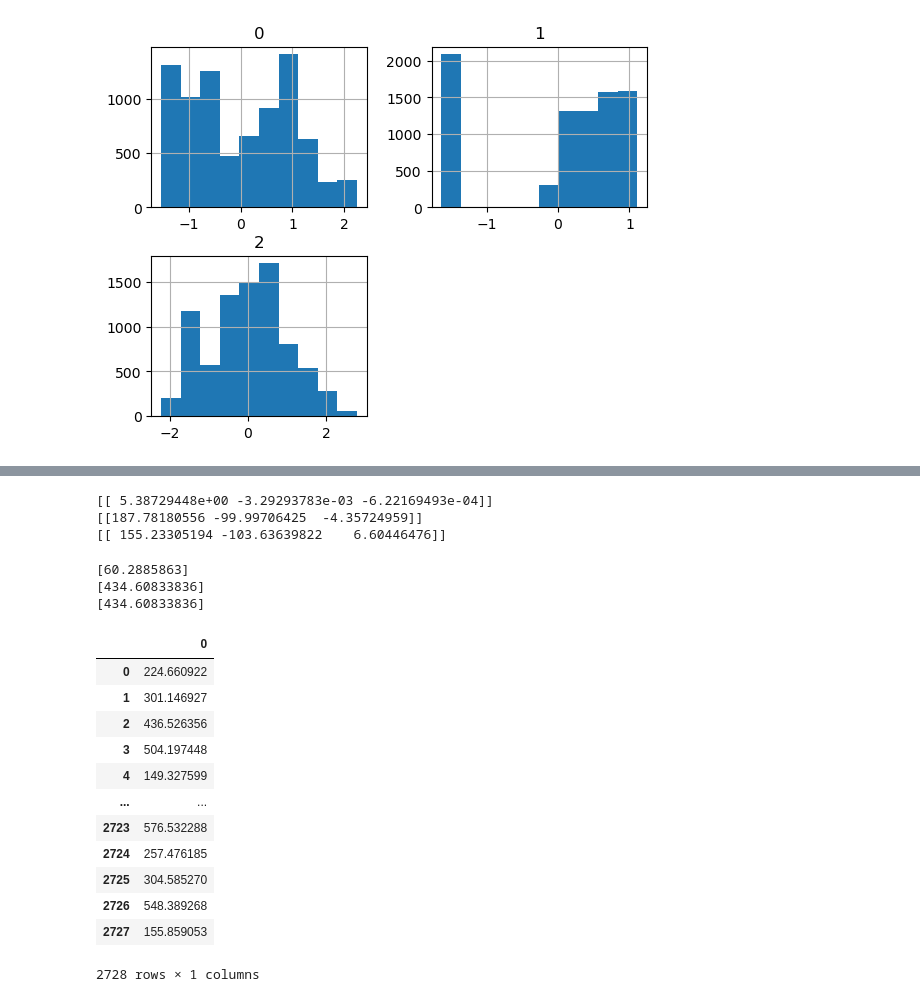
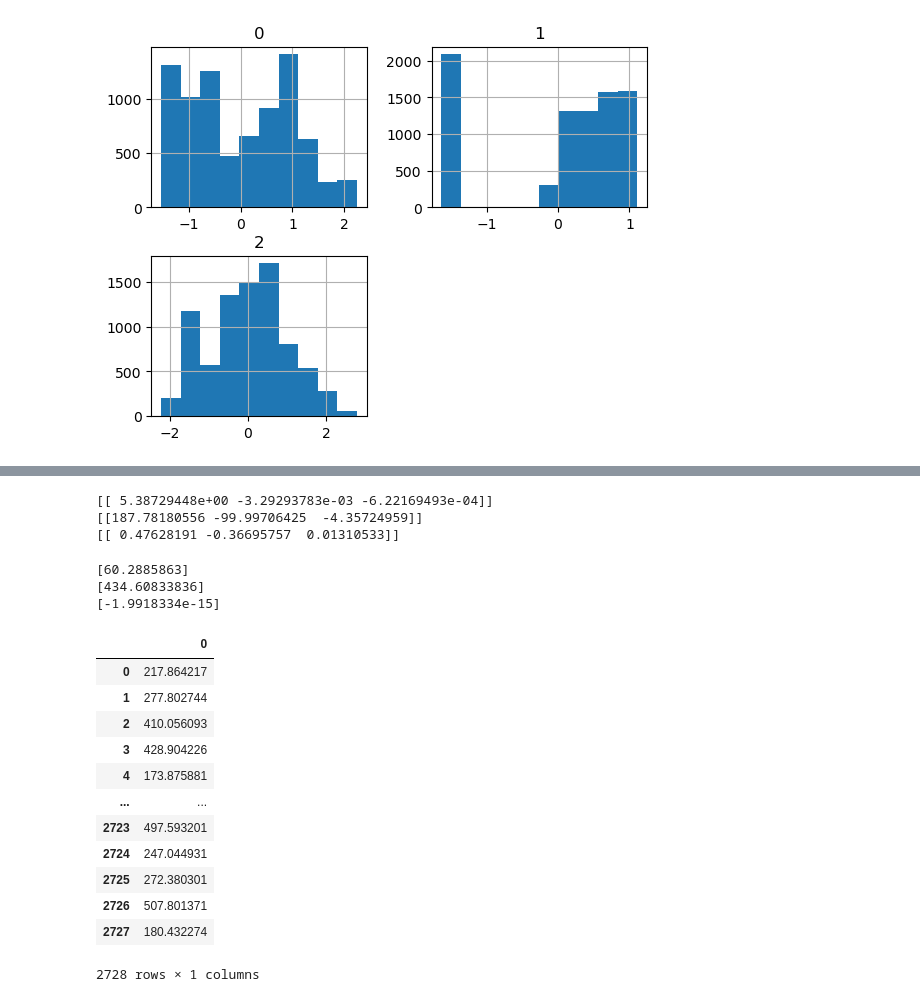
Before and after one commit to JKenny333/Ironhack_Labs, a Jupyter notebook: Week 4/linear_regression_lab_week4_day2.ipynb, the cells around one changed output, grey strips where cells are left out. Saved outputs shown, nothing was run; the diff lists cells and outputs as text; code cells hidden in the pictures.

```diff
--- a/Week 4/linear_regression_lab_week4_day2.ipynb
+++ b/Week 4/linear_regression_lab_week4_day2.ipynb
@@ -395,6 +383,11 @@ power_transformer = PowerTransformer(method='yeo-johnson')
 power_transformer.fit(X_train)
 X_train_p = pd.DataFrame(power_transformer.transform(X_train))
 X_test_p= pd.DataFrame(power_transformer.transform(X_test))
+# %%
+#also should apply power transform to y_train
+power_transformer_y = PowerTransformer()
+power_transformer_y.fit(y_train)
+y_train_p = pd.DataFrame(power_transformer_y.transform(y_train))
 # %%
 X_train_p.hist()
 # %% [output]
@@ -404,7 +402,7 @@ array([[<Axes: title={'center': '0'}>, <Axes: title={'center': '1'}>],
 # %%
 #Linear regression with standardized X_train
 lm_p = LinearRegression()
-model_p = lm_p.fit(X_train_p, y_train)
+model_p = lm_p.fit(X_train_p, y_train_p)
 # %%
 #Coefficients/slopes
 print(model.coef_) #before standardizing
@@ -413,7 +411,7 @@ print(model_p.coef_) #after standardizing
 # %% [output]
 [[ 5.38729448e+00 -3.29293783e-03 -6.22169493e-04]]
 [[187.78180556 -99.99706425  -4.35724959]]
-[[ 155.23305194 -103.63639822    6.60446476]]
+[[ 0.47628191 -0.36695757  0.01310533]]
 # %%
 #Intercept
 print(model.intercept_) #before standardizing
@@ -422,26 +420,27 @@ print(model_p.intercept_) #after standardizing
 # %% [output]
 [60.2885863]
 [434.60833836]
-[434.60833836]
+[-1.9918334e-15]
 # %%
 #Predictions for test set
 # %%
 y_pred_p = model_p.predict(X_test_p)
+y_pred_p = power_transformer_y.inverse_transform(y_pred_p) # Inverse transform the predictions to original scale
 y_pred_p = pd.DataFrame(y_pred_p)
 y_pred_p
 # %% [output]
 |  | 0 |
-| 0 | 224.660922 |
-| 1 | 301.146927 |
-| 2 | 436.526356 |
-| 3 | 504.197448 |
-| 4 | 149.327599 |
+| 0 | 217.864217 |
+| 1 | 277.802744 |
+| 2 | 410.056093 |
+| 3 | 428.904226 |
+| 4 | 173.875881 |
 | ... | ... |
-| 2723 | 576.532288 |
-| 2724 | 257.476185 |
-| 2725 | 304.585270 |
-| 2726 | 548.389268 |
-| 2727 | 155.859053 |
+| 2723 | 497.593201 |
+| 2724 | 247.044931 |
+| 2725 | 272.380301 |
+| 2726 | 507.801371 |
+| 2727 | 180.432274 |
 2728 rows × 1 columns
 # %%
 residuals_df_p = pd.concat([y_test,y_pred_p], axis = 1)
```
Also changed, not shown: parts of 15 cells of this notebook, 1 other file.
